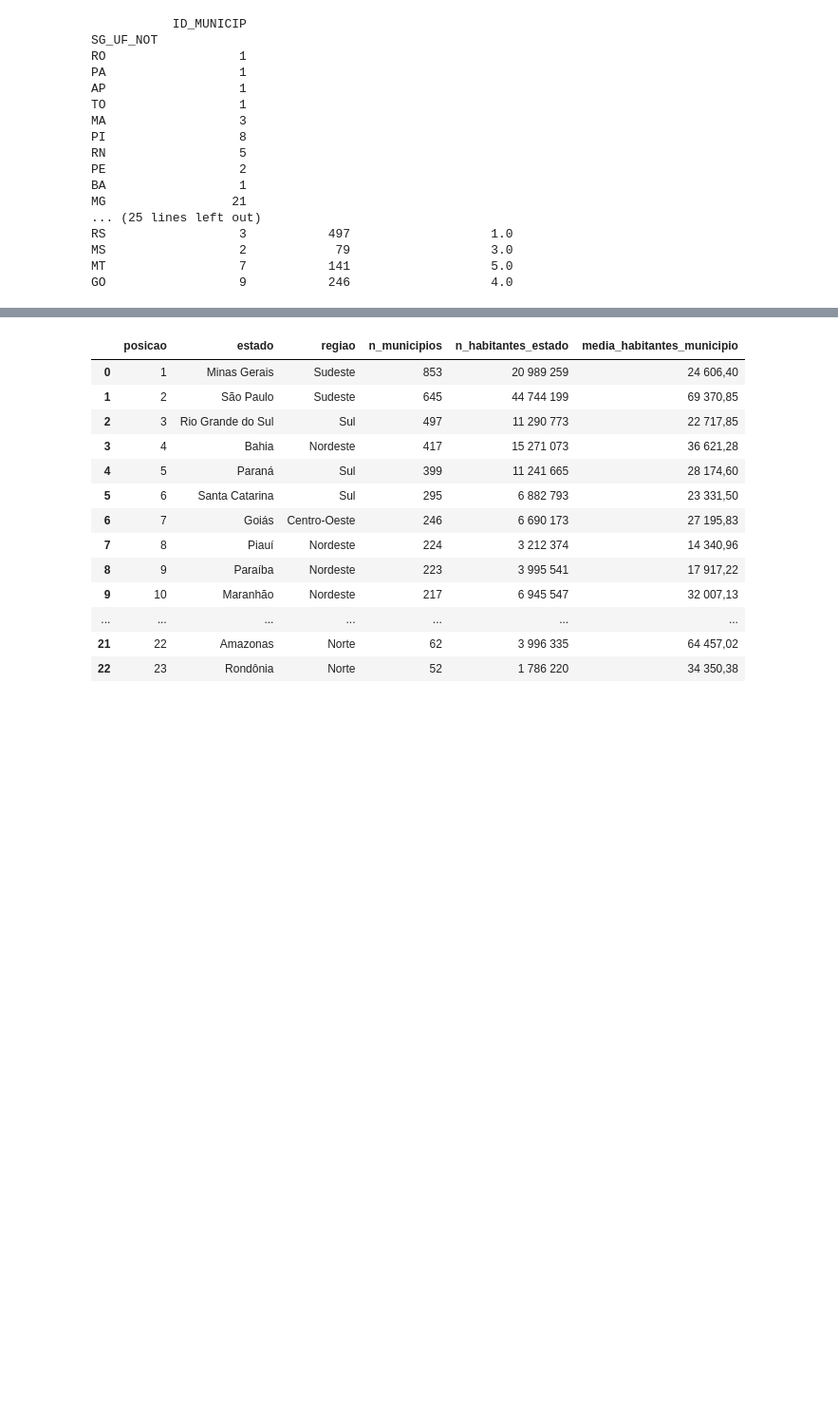
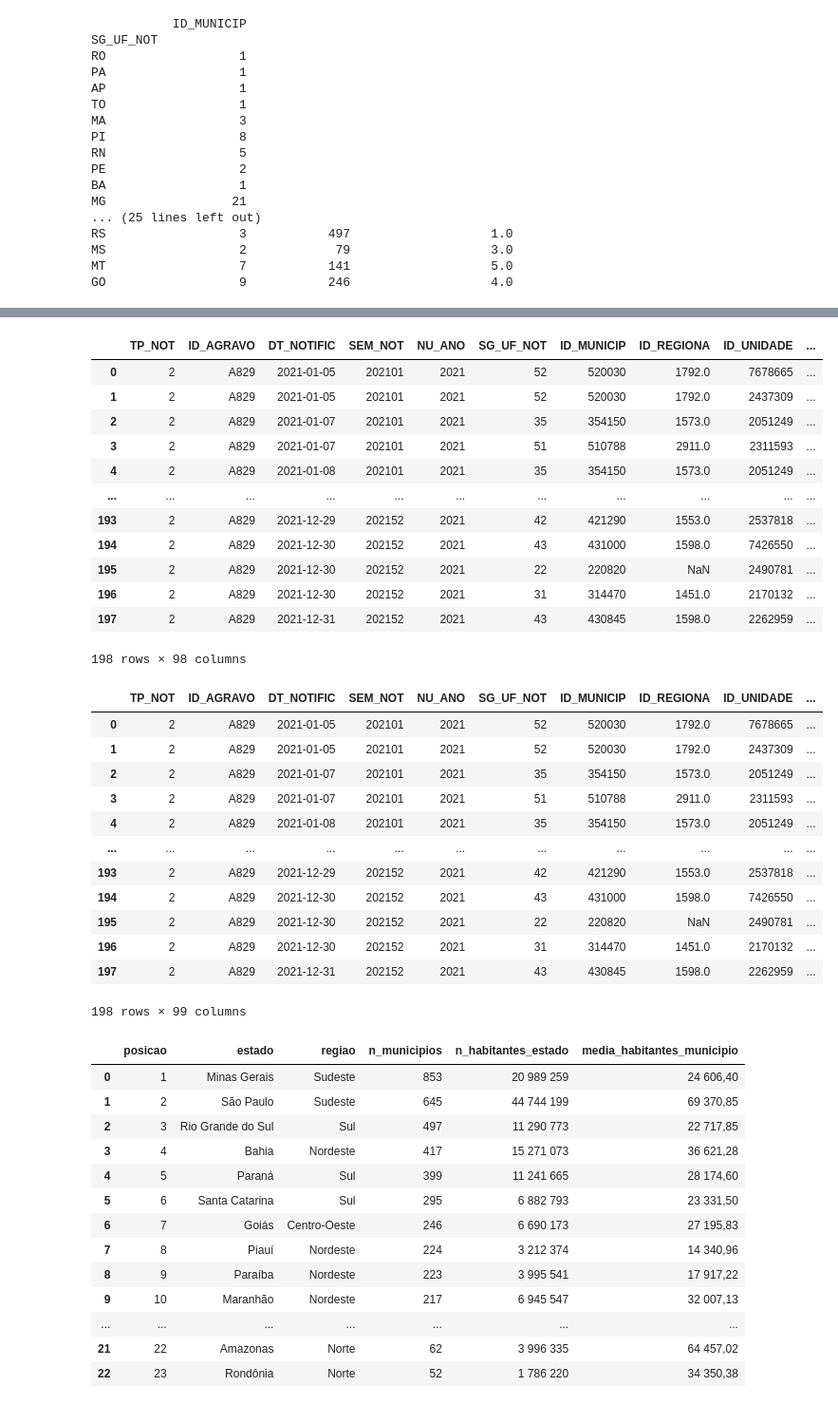
Before and after one commit to ddanieldma/A2_IC_Daniel_e_Luis, a Jupyter notebook: notebook_a2.ipynb, the cells around one changed output, grey strips where cells are left out. Shown at 95% size. Saved outputs shown, nothing was run; the diff lists cells and outputs as text; code cells hidden in the pictures; blank space fills up the shorter version.

```diff
--- a/notebook_a2.ipynb
+++ b/notebook_a2.ipynb
@@ -142,5 +144,38 @@ GO                  9           246                   4.0
 # %%
 # 8. Usando o comando pd.to_datetime do Pandas, crie uma nova coluna chamada DT_NOTIFICACAO com o tipo datetime64[ns] a partir da coluna DT_NOTIFIC, e uma coluna DT_SINTOMAS também de tipo datetime64[ns]. A partir destas duas novas colunas calcule o número de dias de atraso entre os sintomas e a notificação e salve em uma coluna ATRASO_NOT.
+df_datas = df
+df_datas["data_notificacao"] = pd.to_datetime(df_datas["DT_NOTIFIC"])
+df_datas["data_sintomas"] = pd.to_datetime(df_datas["DT_SIN_PRI"])
+display(df_datas)
+df_datas["ATRASO_NOT"] = df_datas["data_notificacao"] - df_datas["data_sintomas"]
+display(df_datas)
+# %% [output]
+|  | TP_NOT | ID_AGRAVO | DT_NOTIFIC | SEM_NOT | NU_ANO | SG_UF_NOT | ID_MUNICIP | ID_REGIONA | ID_UNIDADE | ... |
+| 0 | 2 | A829 | 2021-01-05 | 202101 | 2021 | 52 | 520030 | 1792.0 | 7678665 | ... |
+| 1 | 2 | A829 | 2021-01-05 | 202101 | 2021 | 52 | 520030 | 1792.0 | 2437309 | ... |
+| 2 | 2 | A829 | 2021-01-07 | 202101 | 2021 | 35 | 354150 | 1573.0 | 2051249 | ... |
+| 3 | 2 | A829 | 2021-01-07 | 202101 | 2021 | 51 | 510788 | 2911.0 | 2311593 | ... |
+| 4 | 2 | A829 | 2021-01-08 | 202101 | 2021 | 35 | 354150 | 1573.0 | 2051249 | ... |
+| ... | ... | ... | ... | ... | ... | ... | ... | ... | ... | ... |
+| 193 | 2 | A829 | 2021-12-29 | 202152 | 2021 | 42 | 421290 | 1553.0 | 2537818 | ... |
+| 194 | 2 | A829 | 2021-12-30 | 202152 | 2021 | 43 | 431000 | 1598.0 | 7426550 | ... |
+| 195 | 2 | A829 | 2021-12-30 | 202152 | 2021 | 22 | 220820 | NaN | 2490781 | ... |
+| 196 | 2 | A829 | 2021-12-30 | 202152 | 2021 | 31 | 314470 | 1451.0 | 2170132 | ... |
+| 197 | 2 | A829 | 2021-12-31 | 202152 | 2021 | 43 | 430845 | 1598.0 | 2262959 | ... |
+198 rows × 98 columns
+|  | TP_NOT | ID_AGRAVO | DT_NOTIFIC | SEM_NOT | NU_ANO | SG_UF_NOT | ID_MUNICIP | ID_REGIONA | ID_UNIDADE | ... |
+| 0 | 2 | A829 | 2021-01-05 | 202101 | 2021 | 52 | 520030 | 1792.0 | 7678665 | ... |
+| 1 | 2 | A829 | 2021-01-05 | 202101 | 2021 | 52 | 520030 | 1792.0 | 2437309 | ... |
+| 2 | 2 | A829 | 2021-01-07 | 202101 | 2021 | 35 | 354150 | 1573.0 | 2051249 | ... |
+| 3 | 2 | A829 | 2021-01-07 | 202101 | 2021 | 51 | 510788 | 2911.0 | 2311593 | ... |
+| 4 | 2 | A829 | 2021-01-08 | 202101 | 2021 | 35 | 354150 | 1573.0 | 2051249 | ... |
+| ... | ... | ... | ... | ... | ... | ... | ... | ... | ... | ... |
+| 193 | 2 | A829 | 2021-12-29 | 202152 | 2021 | 42 | 421290 | 1553.0 | 2537818 | ... |
+| 194 | 2 | A829 | 2021-12-30 | 202152 | 2021 | 43 | 431000 | 1598.0 | 7426550 | ... |
+| 195 | 2 | A829 | 2021-12-30 | 202152 | 2021 | 22 | 220820 | NaN | 2490781 | ... |
+| 196 | 2 | A829 | 2021-12-30 | 202152 | 2021 | 31 | 314470 | 1451.0 | 2170132 | ... |
+| 197 | 2 | A829 | 2021-12-31 | 202152 | 2021 | 43 | 430845 | 1598.0 | 2262959 | ... |
+198 rows × 99 columns
 # %%
 # 9. Calcule a média e desvio padrão do atraso de notificação por unidade federativa. Retorne o resultado como um dicionário tendo como chaves as siglas das unidades federativas e a média e desvio padrão do atraso de notificação.
 # %%
```
Also changed, not shown: parts of 1 cell of this notebook, 1 other file.
